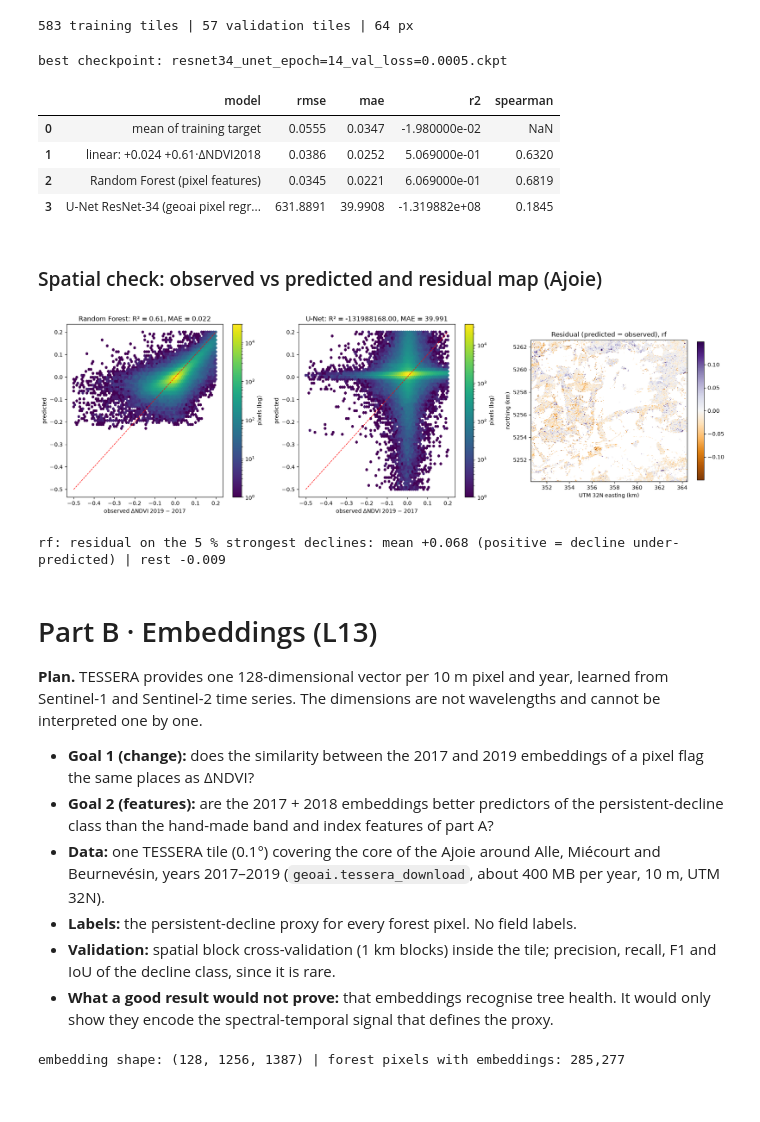
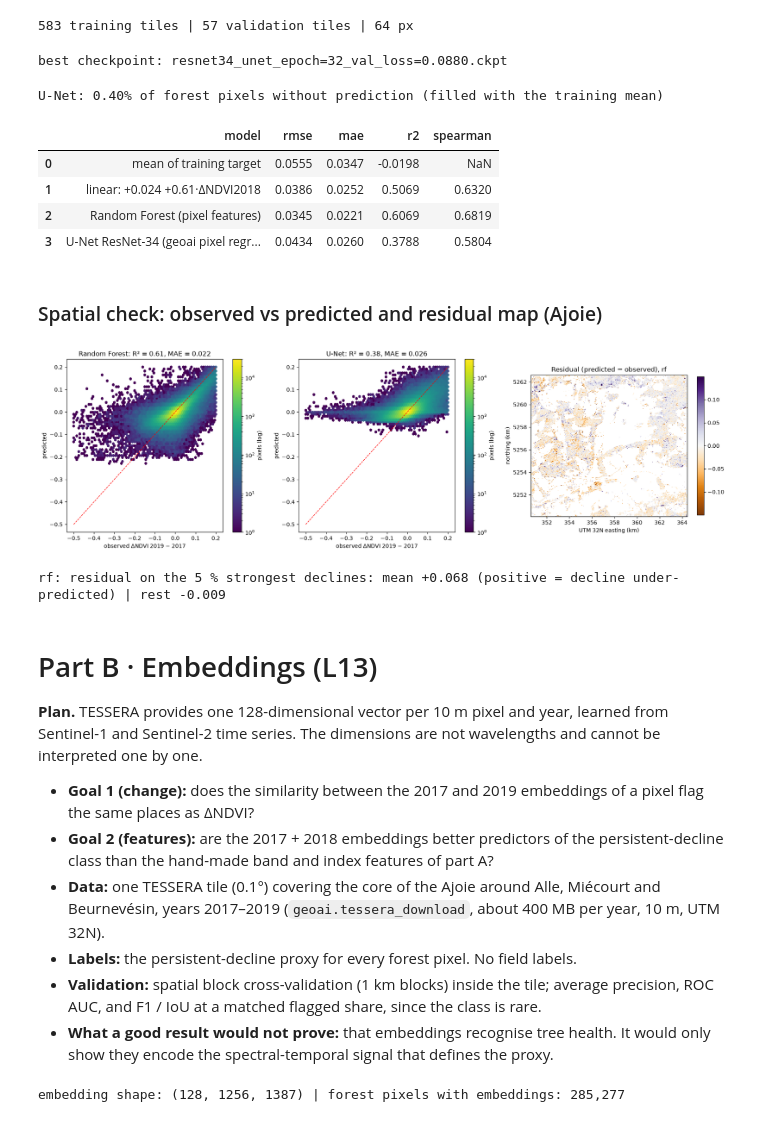
Before and after one commit to leudavid99-ops/sds320-project, a Jupyter notebook: notebooks/08_regression_embeddings_segmentation.ipynb, the cells around one changed output. Saved outputs shown, nothing was run; the diff lists cells and outputs as text; code cells hidden in the pictures.

```diff
--- a/notebooks/08_regression_embeddings_segmentation.ipynb
+++ b/notebooks/08_regression_embeddings_segmentation.ipynb
@@ -29,7 +27,8 @@ from matplotlib.colors import TwoSlopeNorm
 from sklearn.ensemble import RandomForestRegressor, RandomForestClassifier
 from sklearn.linear_model import LinearRegression
 from sklearn.model_selection import GroupKFold, cross_val_predict
-from sklearn.metrics import r2_score, mean_absolute_error, precision_recall_fscore_support, jaccard_score
+from sklearn.metrics import (r2_score, mean_absolute_error, precision_recall_fscore_support, jaccard_score,
+                             average_precision_score, roc_auc_score)
 from scipy.stats import spearmanr
 import sds_utils as su
 warnings.filterwarnings("ignore")
@@ -41,6 +40,7 @@ IN_YEARS, WIN = (2017, 2018), "late"
 TILE = 64                              # 640 m tiles: several stands of context, many tiles per AOI
 VAL_FRAC = 0.25                        # eastern quarter of the Fricktal = validation region
 Z_THR = -1.5                           # same relative threshold as notebook 07
+TARGET_SCALE = 20                      # U-Net regression target = ΔNDVI × 20 (see part A)
 RETRAIN = False                        # True: retrain the U-Nets even if checkpoints exist
 TILES, MODELS = su.PROC / "tiles", su.PROC / "models"
 TILES.mkdir(exist_ok=True); MODELS.mkdir(exist_ok=True)
@@ -158,9 +163,9 @@ def make_tiles(aoi, name, x, y, cols, stride, min_forest=0.3, y_dtype="float32",
 
 lt = L[TRAIN_AOI]
 x_float = np.nan_to_num(lt["X"], nan=0.0)                                     # reflectance 0-1
-y_reg_img = np.where(lt["ok"], np.clip(lt["y_reg"], -1, 1), -9999.0).astype("float32")
-tr_x, tr_y = make_tiles(TRAIN_AOI, "reg_train", x_float, y_reg_img, slice(0, col_split), stride=TILE // 2)
-va_x, va_y = make_tiles(TRAIN_AOI, "reg_val", x_float, y_reg_img, slice(col_split, W), stride=TILE)
+y_reg_img = np.where(lt["ok"], np.clip(lt["y_reg"], -1, 1) * TARGET_SCALE, 0.0).astype("float32")   # valid range enforced at tiling
+tr_x, tr_y = make_tiles(TRAIN_AOI, "reg_train", x_float, y_reg_img, slice(0, col_split), stride=TILE // 2, y_nodata=None)
+va_x, va_y = make_tiles(TRAIN_AOI, "reg_val", x_float, y_reg_img, slice(col_split, W), stride=TILE, y_nodata=None)
 test_raster = write_tif(TILES / f"x_{TEST_AOI}.tif", np.nan_to_num(L[TEST_AOI]["X"], nan=0.0), TEST_AOI)
 print(len(tr_x), "training tiles |", len(va_x), "validation tiles |", TILE, "px")
 # %% [output]
@@ -173,29 +178,35 @@ if RETRAIN or not ckpts:
     unet_reg = geoai.train_pixel_regressor(
         train_image_paths=tr_x, train_target_paths=tr_y, val_image_paths=va_x, val_target_paths=va_y,
         encoder_name="resnet34", architecture="unet", in_channels=18, encoder_weights="imagenet",
-        output_dir=str(reg_dir), batch_size=32, num_epochs=30, learning_rate=1e-3, loss_type="huber",
-        patience=6, accelerator=DEVICE if DEVICE != "cuda" else "gpu", verbose=False)
+        output_dir=str(reg_dir), batch_size=32, num_epochs=80, learning_rate=1e-3, loss_type="huber",
+        patience=12, accelerator=DEVICE if DEVICE != "cuda" else "gpu", verbose=False)
     ckpts = sorted((reg_dir / "models").glob("*.ckpt"))
 best_ckpt = min(ckpts, key=lambda p: float(p.stem.split("val_loss=")[-1]) if "val_loss=" in p.stem else 9e9)
 unet_reg = geoai.PixelRegressionModel.load_from_checkpoint(str(best_ckpt), map_location="cpu")
 print("best checkpoint:", best_ckpt.name)
 # %% [output]
-best checkpoint: resnet34_unet_epoch=14_val_loss=0.0005.ckpt
+best checkpoint: resnet34_unet_epoch=32_val_loss=0.0880.ckpt
 # %%
 pred_path = geoai.predict_raster(unet_reg, test_raster, str(su.PROC / f"{TEST_AOI}_dndvi2019_unet.tif"),
-                                 tile_size=256, overlap=64, batch_size=4, device=DEVICE, clip_range=(-1, 1))
+                                 tile_size=TILE, overlap=TILE // 2, batch_size=32, device=DEVICE,
+                                 clip_range=(-TARGET_SCALE, TARGET_SCALE))               # valid range enforced at inference
 with rasterio.open(pred_path) as src: unet_img = src.read(1)
+unet_img = np.where(unet_img > -9000, unet_img / TARGET_SCALE, np.nan)                  # back to ΔNDVI units
 reg_pred["unet"] = unet_img[rte, cte]
+miss = ~np.isfinite(reg_pred["unet"])
+print(f"U-Net: {miss.mean():.2%} of forest pixels without prediction (filled with the training mean)")
+reg_pred["unet"] = np.where(miss, ytr_reg.mean(), reg_pred["unet"])
 reg_rows.append(dict(model="U-Net ResNet-34 (geoai pixel regressor)", **reg_metrics(yte_reg, reg_pred["unet"])))
 reg_tbl = pd.DataFrame(reg_rows).round(4)
 reg_tbl.to_csv(su.TABLES / "08_regression_test_ajoie.csv", index=False)
 reg_tbl
 # %% [output]
+U-Net: 0.40% of forest pixels without prediction (filled with the training mean)
 |  | model | rmse | mae | r2 | spearman |
-| 0 | mean of training target | 0.0555 | 0.0347 | -1.980000e-02 | NaN |
-| 1 | linear: +0.024 +0.61·ΔNDVI2018 | 0.0386 | 0.0252 | 5.069000e-01 | 0.6320 |
-| 2 | Random Forest (pixel features) | 0.0345 | 0.0221 | 6.069000e-01 | 0.6819 |
-| 3 | U-Net ResNet-34 (geoai pixel regr... | 631.8891 | 39.9908 | -1.319882e+08 | 0.1845 |
+| 0 | mean of training target | 0.0555 | 0.0347 | -0.0198 | NaN |
+| 1 | linear: +0.024 +0.61·ΔNDVI2018 | 0.0386 | 0.0252 | 0.5069 | 0.6320 |
+| 2 | Random Forest (pixel features) | 0.0345 | 0.0221 | 0.6069 | 0.6819 |
+| 3 | U-Net ResNet-34 (geoai pixel regr... | 0.0434 | 0.0260 | 0.3788 | 0.5804 |
 # %% [markdown]
 ### Spatial check: observed vs predicted and residual map (Ajoie)
 # %%
@@ -219,7 +230,7 @@ res = reg_pred[best_reg] - yte_reg
 strong = yte_reg <= np.quantile(yte_reg, 0.05)
 print(f"{best_reg}: residual on the 5 % strongest declines: mean {res[strong].mean():+.3f} (positive = decline under-predicted) | rest {res[~strong].mean():+.3f}")
 # %% [output]
-[figure, old version]
+[figure, new version]
 rf: residual on the 5 % strongest declines: mean +0.068 (positive = decline under-predicted) | rest -0.009
 # %% [markdown]
 # Part B · Embeddings (L13)
@@ -230,7 +241,7 @@ rf: residual on the 5 % strongest declines: mean +0.068 (positive = decline unde
 - **Goal 2 (features):** are the 2017 + 2018 embeddings better predictors of the persistent-decline class than the hand-made band and index features of part A?
 - **Data:** one TESSERA tile (0.1°) covering the core of the Ajoie around Alle, Miécourt and Beurnevésin, years 2017–2019 (`geoai.tessera_download`, about 400 MB per year, 10 m, UTM 32N).
 - **Labels:** the persistent-decline proxy for every forest pixel. No field labels.
-- **Validation:** spatial block cross-validation (1 km blocks) inside the tile; precision, recall, F1 and IoU of the decline class, since it is rare.
+- **Validation:** spatial block cross-validation (1 km blocks) inside the tile; average precision, ROC AUC, and F1 / IoU at a matched flagged share, since the class is rare.
 - **What a good result would not prove:** that embeddings recognise tree health. It would only show they encode the spectral-temporal signal that defines the proxy.
 # %%
 TESS_BBOX = (7.11, 47.41, 7.19, 47.49)            # inside one 0.1 degree TESSERA tile
```
Also changed, not shown: parts of 8 cells of this notebook, 10 other files.
